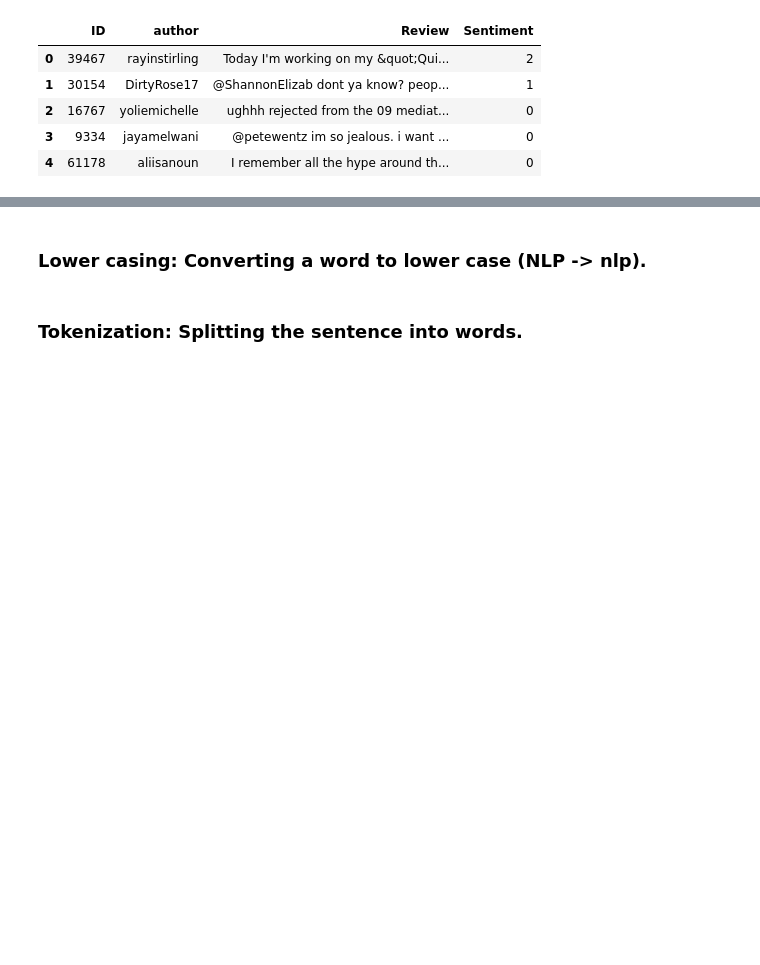
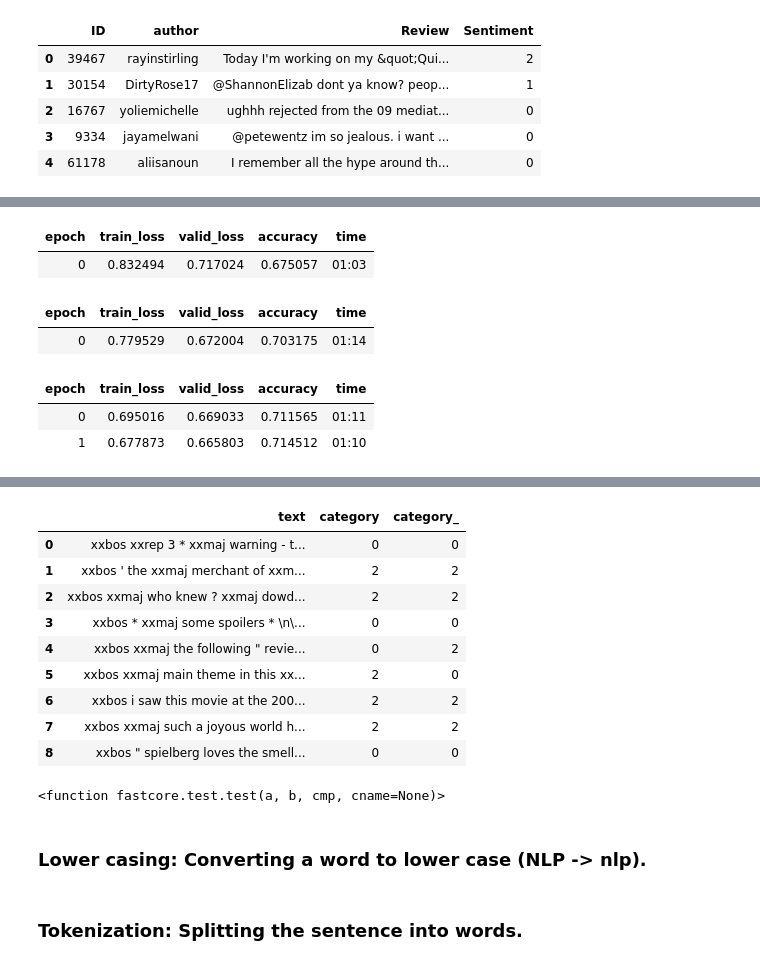
Before and after one commit to Nikhil-V98/Analyticsvidhya, a Jupyter notebook: Machinehack/Sentiment_Analysis/NLP.ipynb, the cells around one changed output, grey strips where cells are left out. Drawn from its saved outputs; the diff is of its cells as text; code cells hidden in the pictures; blank space fills up the shorter version.

```diff
--- a/Machinehack/Sentiment_Analysis/NLP.ipynb
+++ b/Machinehack/Sentiment_Analysis/NLP.ipynb
@@ -48,0 +106,22 @@ KeyboardInterrupt:
+# %%
+learn_cls.freeze_to(-2)
+learn_cls.fit_one_cycle(1, slice(1e-2/(2.6**4),1e-2))
+# %% [output]
+| epoch | train_loss | valid_loss | accuracy | time |
+| 0 | 0.832494 | 0.717024 | 0.675057 | 01:03 |
+# %%
+learn_cls.freeze_to(-3)
+learn_cls.fit_one_cycle(1, slice(5e-3/(2.6**4),5e-3))
+# %% [output]
+| epoch | train_loss | valid_loss | accuracy | time |
+| 0 | 0.779529 | 0.672004 | 0.703175 | 01:14 |
+# %%
+learn_cls.unfreeze()
+learn_cls.fit_one_cycle(2, slice(1e-3/(2.6**4),1e-3))
+# %% [output]
+| epoch | train_loss | valid_loss | accuracy | time |
+| 0 | 0.695016 | 0.669033 | 0.711565 | 01:11 |
+| 1 | 0.677873 | 0.665803 | 0.714512 | 01:10 |
+# %%
+learn_cls.show_results()
+# %% [output]
@@ -48,0 +129,10 @@ KeyboardInterrupt:
+|  | text | category | category_ |
+| 0 | xxbos xxrep 3 * xxmaj warning - t... | 0 | 0 |
+| 1 | xxbos ' the xxmaj merchant of xxm... | 2 | 2 |
+| 2 | xxbos xxmaj who knew ? xxmaj dowd... | 2 | 2 |
+| 3 | xxbos * xxmaj some spoilers * \n\... | 0 | 0 |
+| 4 | xxbos xxmaj the following " revie... | 0 | 2 |
+| 5 | xxbos xxmaj main theme in this xx... | 2 | 0 |
+| 6 | xxbos i saw this movie at the 200... | 2 | 2 |
+| 7 | xxbos xxmaj such a joyous world h... | 2 | 2 |
+| 8 | xxbos " spielberg loves the smell... | 0 | 0 |
@@ -49,3 +141,7 @@ KeyboardInterrupt:
+# %%
+test
+# %% [output]
+<function fastcore.test.test(a, b, cmp, cname=None)>
 # %% [markdown]
 ### Lower casing: Converting a word to lower case (NLP -> nlp).
 # %%
```
Also changed, not shown: parts of 18 cells of this notebook.
